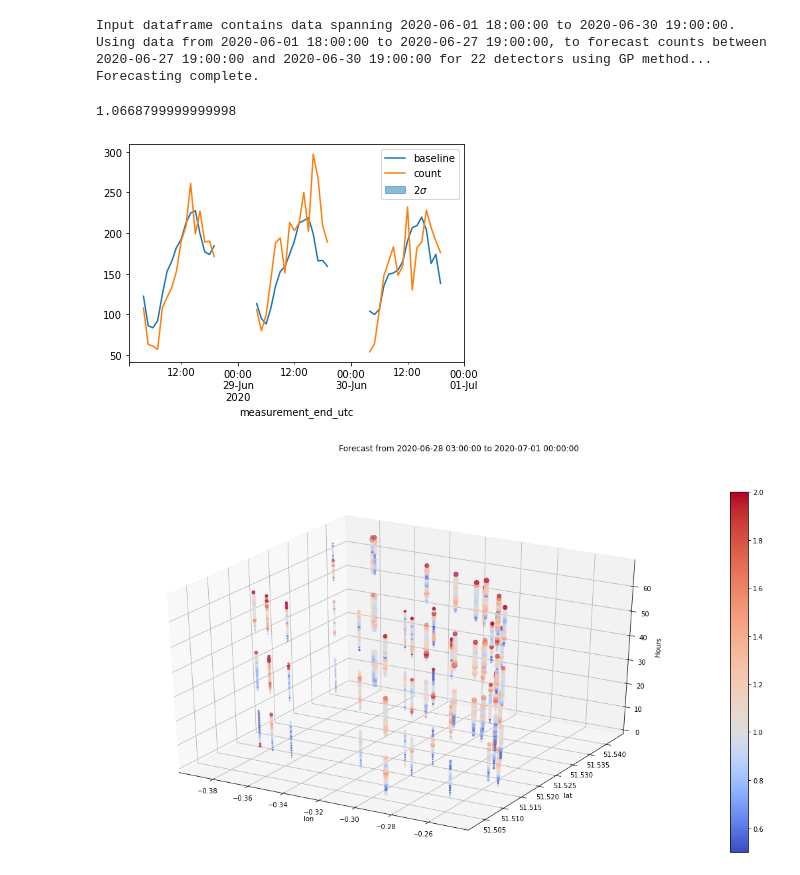
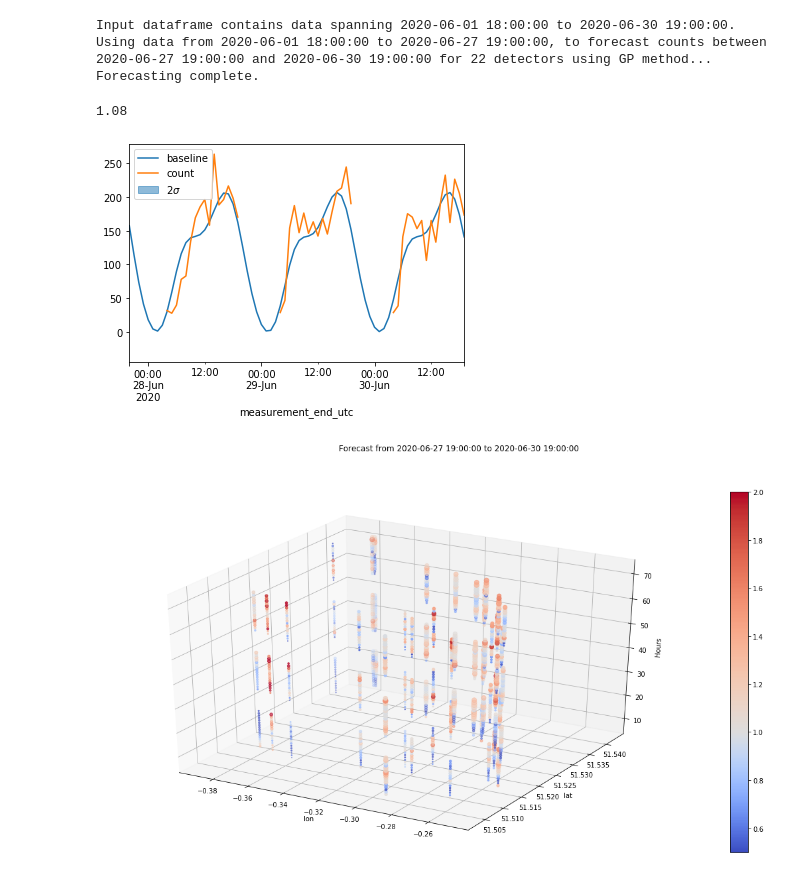
Before and after one commit to TeddyTW/SpatialScan, a Jupyter notebook: notebooks/JamCam_TSA.ipynb, the cells around one changed output. Saved outputs shown, nothing was run; the diff lists cells and outputs as text; code cells hidden in the pictures.

```diff
--- a/notebooks/JamCam_TSA.ipynb
+++ b/notebooks/JamCam_TSA.ipynb
@@ -81,7 +88,7 @@ $k_3(x, x^\prime)$ a squared exponential kernel for deviations and underlying tr
 
 Our tailored kernel will be using a combination of these three, $k(x, x^\prime) = k_1(x, x^\prime) \times k_2(x, x^\prime) + k_3(x, x^\prime)$, thus leaving six hyper-parameters to fine tune, three variances and three length scales. These are optimised using GPflows optimisation module
 # %%
-CB_GP=count_baselineJ(DF, 20, 3, method="GP")
+CB_GP=count_baselineJ(DF, 17, 3, method="GP")
 # %% [output]
 Input dataframe contains data spanning 2020-06-01 18:00:00 to 2020-06-30 19:00:00.
 Using data from 2020-06-01 18:00:00 to 2020-06-27 19:00:00, to forecast counts between 2020-06-27 19:00:00 and 2020-06-30 19:00:00 for 22 detectors using GP method...
@@ -89,9 +96,9 @@ Forecasting complete.
 # %%
 forecast_plotJ(CB_GP)
 # %% [output]
-1.0668799999999998
+1.08
-[figure, old version]
+[figure, new version]
 # %%
-CB_plot(CB_GP)
+CB_plotJ(CB_GP)
 # %% [output]
-[figure, old version]
+[figure, new version]
```
Also changed, not shown: parts of 18 cells of this notebook, 4 other files.
